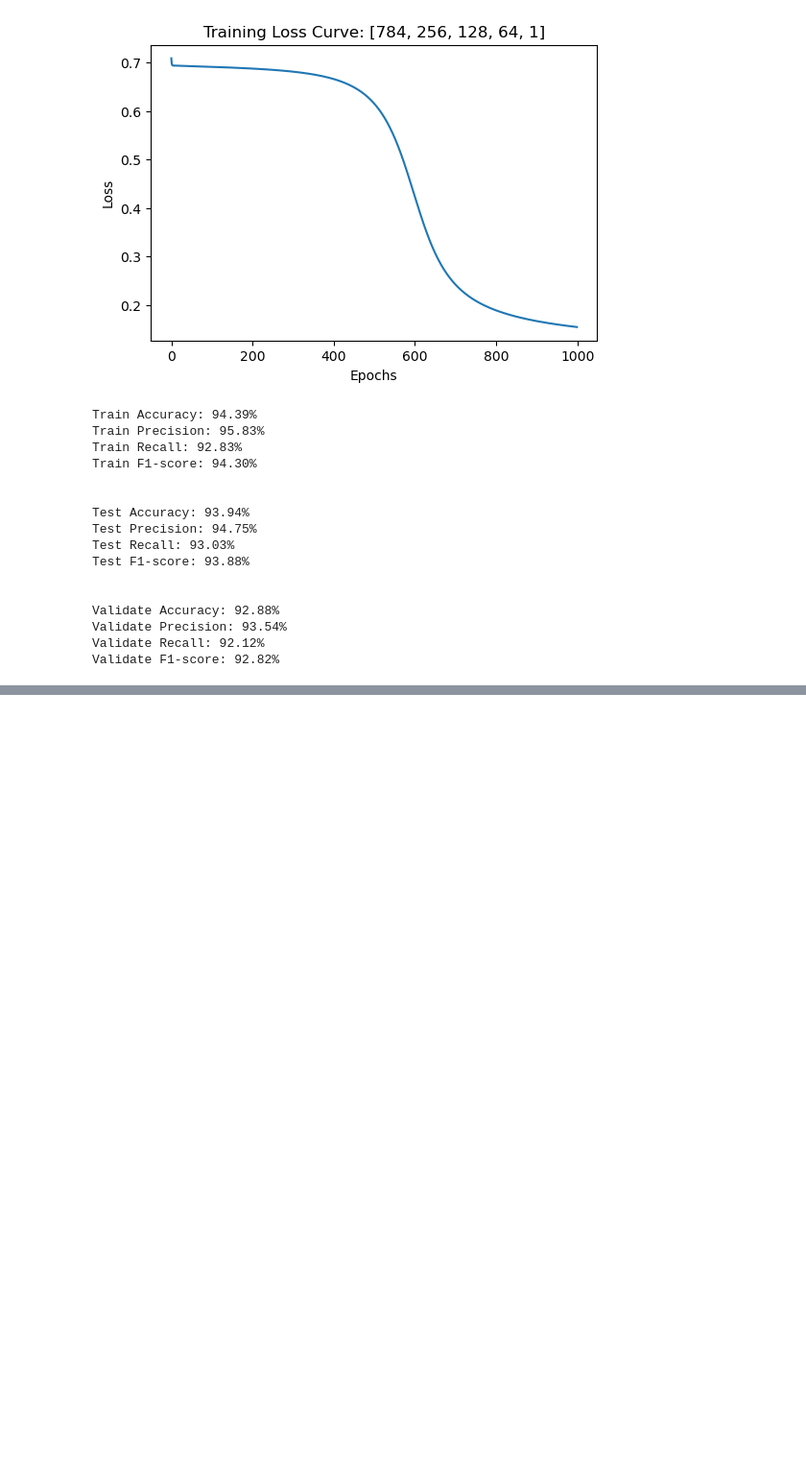
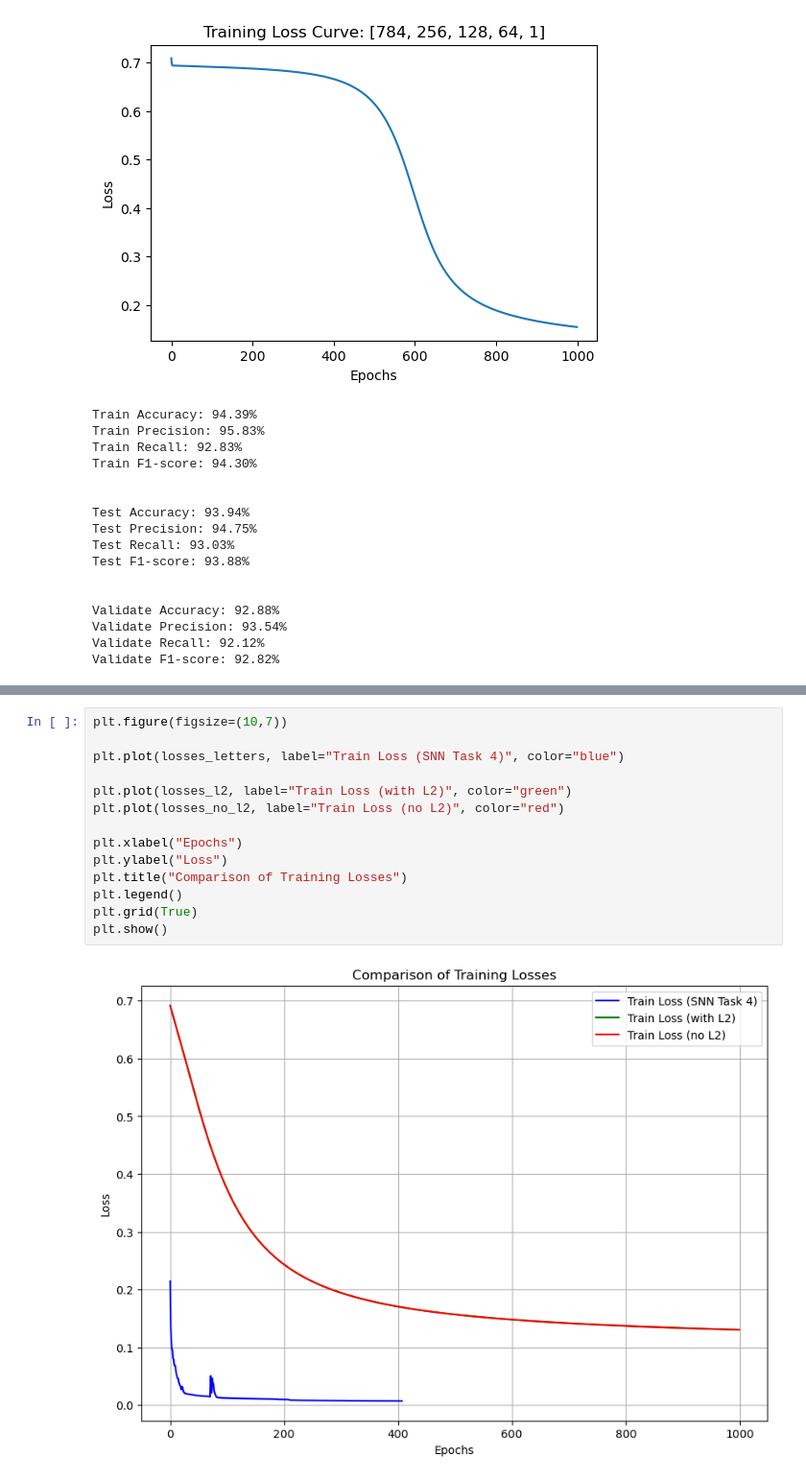
Before and after one commit to aakanksha1500/CT5133_DL_colab, a Jupyter notebook: DL_Assignment1_latest.ipynb, the cells around one changed output, grey strips where cells are left out. Shown at 96% size. Saved outputs shown, nothing was run; the diff lists cells and outputs as text; blank space fills up the shorter version.

```diff
--- a/DL_Assignment1_latest.ipynb
+++ b/DL_Assignment1_latest.ipynb
@@ -1275,0 +1359,16 @@ NameError: name 'params_deep' is not defined
+# %%
+plt.figure(figsize=(10,7))
+
+plt.plot(losses_letters, label="Train Loss (SNN Task 4)", color="blue")
+
+plt.plot(losses_l2, label="Train Loss (with L2)", color="green")
+plt.plot(losses_no_l2, label="Train Loss (no L2)", color="red")
+
+plt.xlabel("Epochs")
+plt.ylabel("Loss")
+plt.title("Comparison of Training Losses")
+plt.legend()
+plt.grid(True)
+plt.show()
+# %% [output]
+[figure, added]
```
Also changed, not shown: parts of 7 cells of this notebook.
